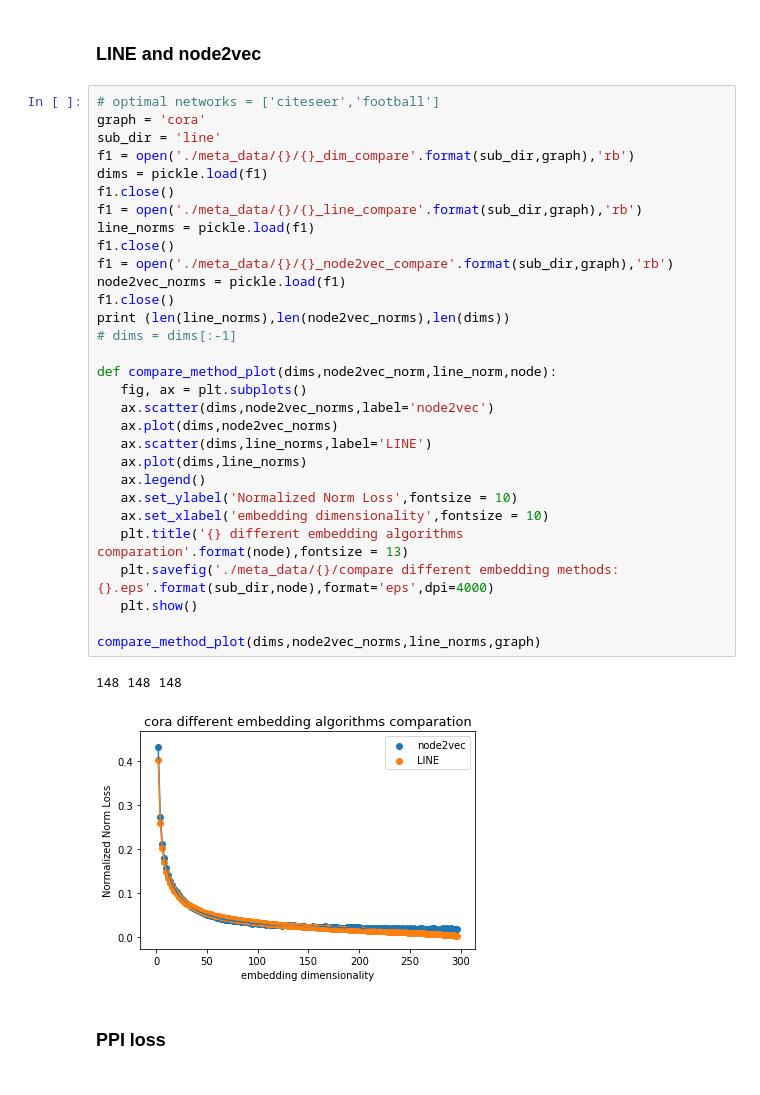
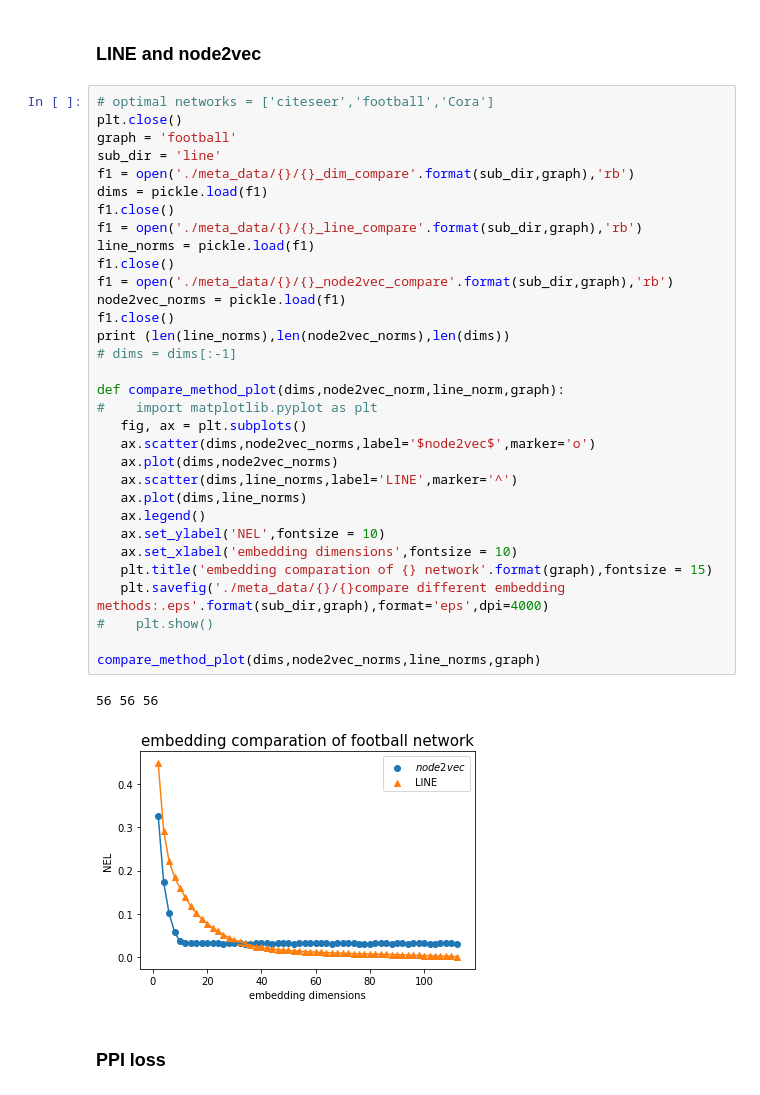
Before and after one commit to Villafly/dimensional_plot, a Jupyter notebook: paper_plot.ipynb, the cells around one changed output. Saved outputs shown, nothing was run; the diff lists cells and outputs as text.

```diff
--- a/paper_plot.ipynb
+++ b/paper_plot.ipynb
@@ -242,37 +271,39 @@ variance_plot(dims,variance,graph)
 # %% [markdown]
 ### LINE and node2vec
 # %%
-# optimal networks = ['citeseer','football']
-graph = 'cora'
+# optimal networks = ['citeseer','football','Cora']
+plt.close()
+graph = 'football'
 sub_dir = 'line'
 f1 = open('./meta_data/{}/{}_dim_compare'.format(sub_dir,graph),'rb')
 dims = pickle.load(f1)
 f1.close()
 f1 = open('./meta_data/{}/{}_line_compare'.format(sub_dir,graph),'rb')
 line_norms = pickle.load(f1)
 f1.close()
 f1 = open('./meta_data/{}/{}_node2vec_compare'.format(sub_dir,graph),'rb')
 node2vec_norms = pickle.load(f1)
 f1.close()
 print (len(line_norms),len(node2vec_norms),len(dims))
 # dims = dims[:-1]
 
-def compare_method_plot(dims,node2vec_norm,line_norm,node):
+def compare_method_plot(dims,node2vec_norm,line_norm,graph):
+#    import matplotlib.pyplot as plt
    fig, ax = plt.subplots()
-   ax.scatter(dims,node2vec_norms,label='node2vec')
+   ax.scatter(dims,node2vec_norms,label='$node2vec$',marker='o')
    ax.plot(dims,node2vec_norms)
-   ax.scatter(dims,line_norms,label='LINE')
+   ax.scatter(dims,line_norms,label='LINE',marker='^')
    ax.plot(dims,line_norms)
    ax.legend()
-   ax.set_ylabel('Normalized Norm Loss',fontsize = 10)
-   ax.set_xlabel('embedding dimensionality',fontsize = 10)
-   plt.title('{} different embedding algorithms comparation'.format(node),fontsize = 13)
-   plt.savefig('./meta_data/{}/compare different embedding methods:{}.eps'.format(sub_dir,node),format='eps',dpi=4000)
-   plt.show()
+   ax.set_ylabel('NEL',fontsize = 10)
+   ax.set_xlabel('embedding dimensions',fontsize = 10)
+   plt.title('embedding comparation of {} network'.format(graph),fontsize = 15)
+   plt.savefig('./meta_data/{}/{}compare different embedding methods:.eps'.format(sub_dir,graph),format='eps',dpi=4000)
+#    plt.show()
 
 compare_method_plot(dims,node2vec_norms,line_norms,graph)
 # %% [output]
-148 148 148
+56 56 56
-[figure, old version]
+[figure, new version]
 # %% [markdown]
 ### PPI loss
```
Also changed, not shown: parts of 4 cells of this notebook.
